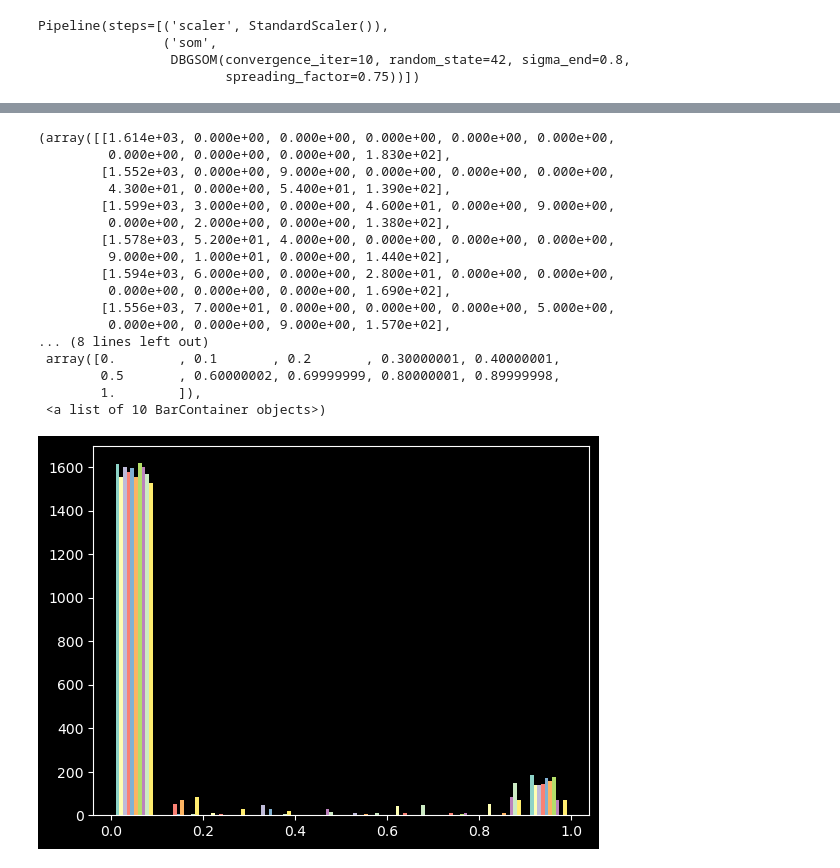
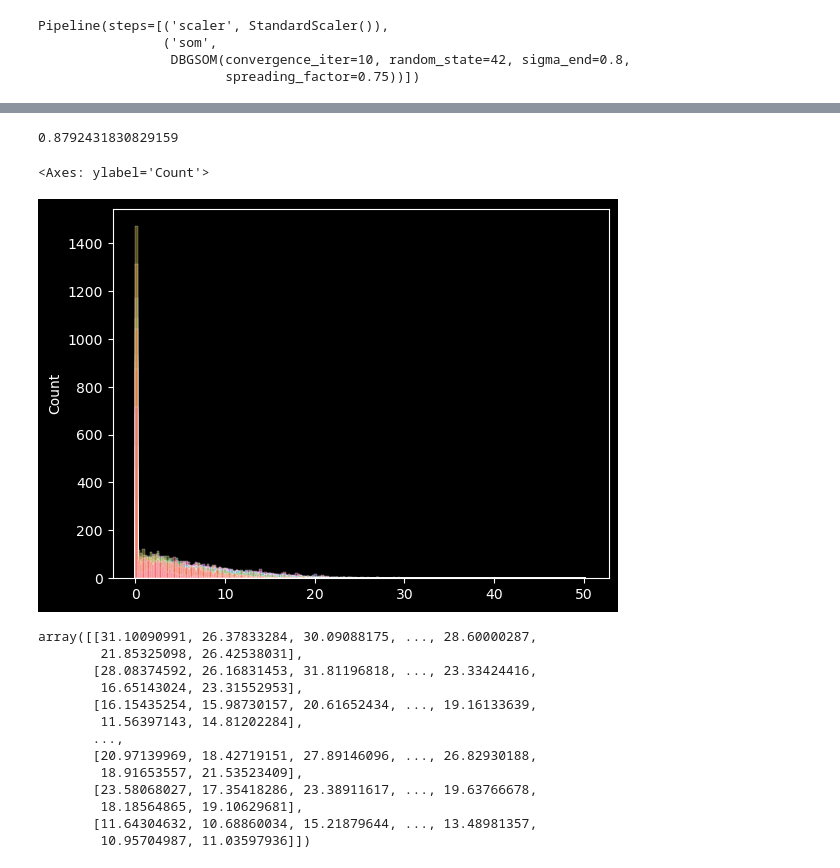
Before and after one commit to SandroMartens/DBGSOM, a Jupyter notebook: examples/digits.ipynb, the cells around one changed output, grey strips where cells are left out. Saved outputs shown, nothing was run; the diff lists cells and outputs as text; code cells hidden in the pictures.

```diff
--- a/examples/digits.ipynb
+++ b/examples/digits.ipynb
@@ -61,21 +50,28 @@ array([[1.        , 0.        , 0.        , ..., 0.        , 0.        ,
-# %%
-plt.hist(som.predict_proba(digits_X))
-# %% [output]
-(array([[1.614e+03, 0.000e+00, 0.000e+00, 0.000e+00, 0.000e+00, 0.000e+00,
-         0.000e+00, 0.000e+00, 0.000e+00, 1.830e+02],
-        [1.552e+03, 0.000e+00, 9.000e+00, 0.000e+00, 0.000e+00, 0.000e+00,
-         4.300e+01, 0.000e+00, 5.400e+01, 1.390e+02],
-        [1.599e+03, 3.000e+00, 0.000e+00, 4.600e+01, 0.000e+00, 9.000e+00,
-         0.000e+00, 2.000e+00, 0.000e+00, 1.380e+02],
-        [1.578e+03, 5.200e+01, 4.000e+00, 0.000e+00, 0.000e+00, 0.000e+00,
-         9.000e+00, 1.000e+01, 0.000e+00, 1.440e+02],
-        [1.594e+03, 6.000e+00, 0.000e+00, 2.800e+01, 0.000e+00, 0.000e+00,
-         0.000e+00, 0.000e+00, 0.000e+00, 1.690e+02],
-        [1.556e+03, 7.000e+01, 0.000e+00, 0.000e+00, 0.000e+00, 5.000e+00,
-         0.000e+00, 0.000e+00, 9.000e+00, 1.570e+02],
-... (8 lines left out)
- array([0.        , 0.1       , 0.2       , 0.30000001, 0.40000001,
-        0.5       , 0.60000002, 0.69999999, 0.80000001, 0.89999998,
-        1.        ]),
- <a list of 10 BarContainer objects>)
-[figure, removed]
+# %%
+pipe.score(digits_X, digits_y)
+# %% [output]
+0.8792431830829159
+# %%
+# pipe.transform(digits_X)
+transform = pipe.transform(digits_X)
+# %%
+sns.histplot(transform, legend=False)
+# %% [output]
+<Axes: ylabel='Count'>
+[figure, added]
+# %%
+(transform) @ som._extract_values_from_graph("probabilities")
+# %% [output]
+array([[31.10090991, 26.37833284, 30.09088175, ..., 28.60000287,
+        21.85325098, 26.42538031],
+       [28.08374592, 26.16831453, 31.81196818, ..., 23.33424416,
+        16.65143024, 23.31552953],
+       [16.15435254, 15.98730157, 20.61652434, ..., 19.16133639,
+        11.56397143, 14.81202284],
+       ...,
+       [20.97139969, 18.42719151, 27.89146096, ..., 26.82930188,
+        18.91653557, 21.53523409],
+       [23.58068027, 17.35418286, 23.38911617, ..., 19.63766678,
+        18.18564865, 19.10629681],
+       [11.64304632, 10.68860034, 15.21879644, ..., 13.48981357,
+        10.95704987, 11.03597936]])
```
Also changed, not shown: parts of 4 cells of this notebook, 2 other files.
